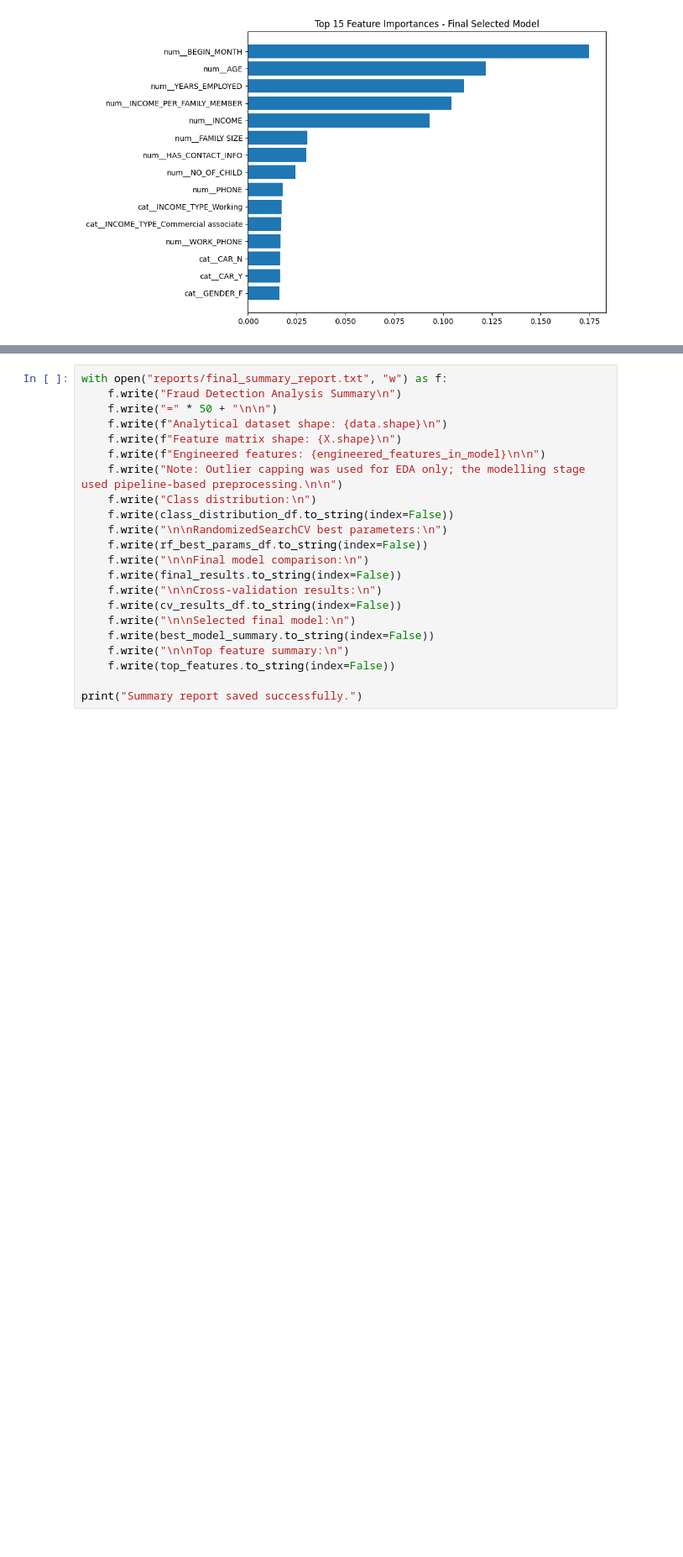
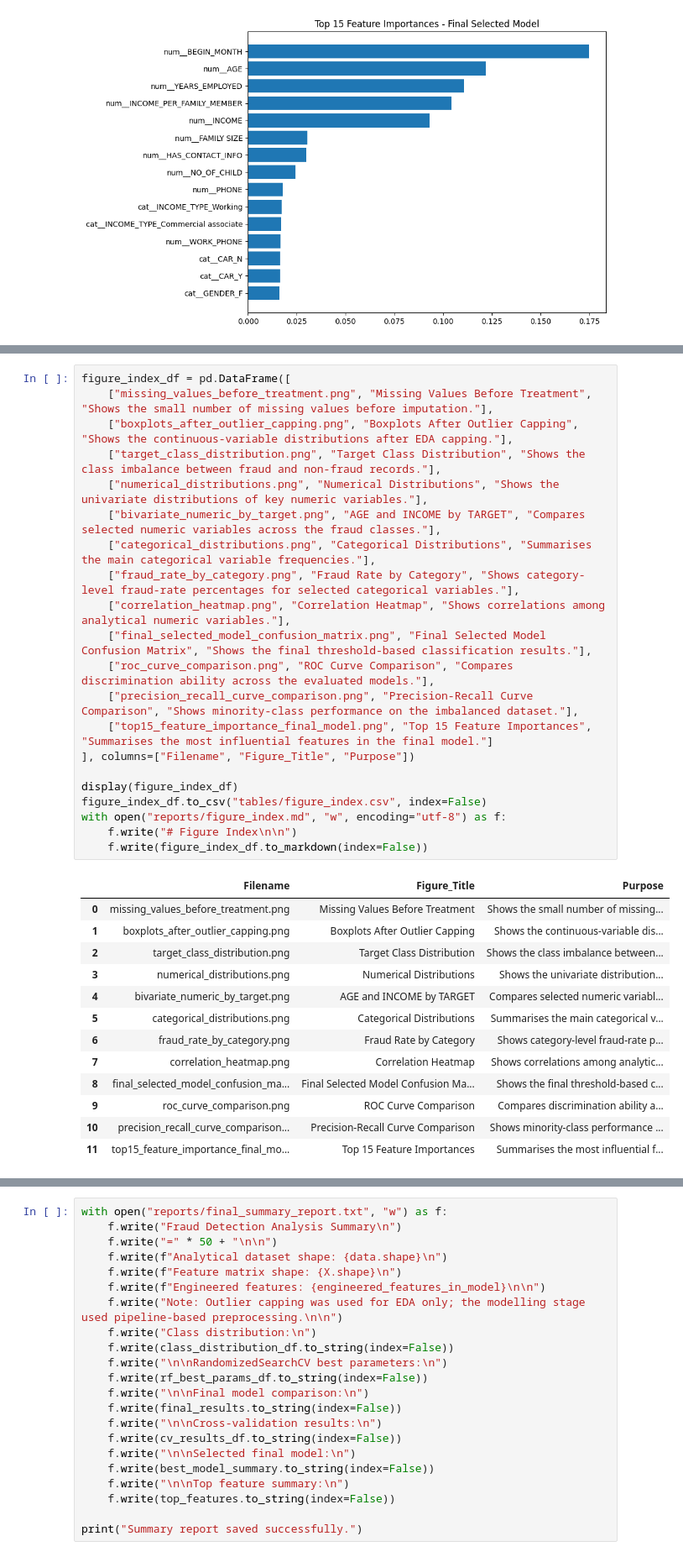
Before and after one commit to AabidhaRifky/CL-MCSDS-CMU-10-04_CMP7005_Fraud_Detection_Analysis, a Jupyter notebook: notebook/cmp7005_fraud_detection.ipynb, the cells around one changed output, grey strips where cells are left out. Shown at 84% size. Cells and saved outputs as stored; diff of their text form; blank space fills up the shorter version.

```diff
--- a/notebook/cmp7005_fraud_detection.ipynb
+++ b/notebook/cmp7005_fraud_detection.ipynb
@@ -1289,0 +1436,35 @@ between fraud detection and false-positive control.
+# %%
+figure_index_df = pd.DataFrame([
+    ["missing_values_before_treatment.png", "Missing Values Before Treatment", "Shows the small number of missing values before imputation."],
+    ["boxplots_after_outlier_capping.png", "Boxplots After Outlier Capping", "Shows the continuous-variable distributions after EDA capping."],
+    ["target_class_distribution.png", "Target Class Distribution", "Shows the class imbalance between fraud and non-fraud records."],
+    ["numerical_distributions.png", "Numerical Distributions", "Shows the univariate distributions of key numeric variables."],
+    ["bivariate_numeric_by_target.png", "AGE and INCOME by TARGET", "Compares selected numeric variables across the fraud classes."],
+    ["categorical_distributions.png", "Categorical Distributions", "Summarises the main categorical variable frequencies."],
+    ["fraud_rate_by_category.png", "Fraud Rate by Category", "Shows category-level fraud-rate percentages for selected categorical variables."],
+    ["correlation_heatmap.png", "Correlation Heatmap", "Shows correlations among analytical numeric variables."],
+    ["final_selected_model_confusion_matrix.png", "Final Selected Model Confusion Matrix", "Shows the final threshold-based classification results."],
+    ["roc_curve_comparison.png", "ROC Curve Comparison", "Compares discrimination ability across the evaluated models."],
+    ["precision_recall_curve_comparison.png", "Precision-Recall Curve Comparison", "Shows minority-class performance on the imbalanced dataset."],
+    ["top15_feature_importance_final_model.png", "Top 15 Feature Importances", "Summarises the most influential features in the final model."]
+], columns=["Filename", "Figure_Title", "Purpose"])
+
+display(figure_index_df)
+figure_index_df.to_csv("tables/figure_index.csv", index=False)
+with open("reports/figure_index.md", "w", encoding="utf-8") as f:
+    f.write("# Figure Index\n\n")
+    f.write(figure_index_df.to_markdown(index=False))
+# %% [output]
+|  | Filename | Figure_Title | Purpose |
+| 0 | missing_values_before_treatment.png | Missing Values Before Treatment | Shows the small number of missing... |
+| 1 | boxplots_after_outlier_capping.png | Boxplots After Outlier Capping | Shows the continuous-variable dis... |
+| 2 | target_class_distribution.png | Target Class Distribution | Shows the class imbalance between... |
+| 3 | numerical_distributions.png | Numerical Distributions | Shows the univariate distribution... |
+| 4 | bivariate_numeric_by_target.png | AGE and INCOME by TARGET | Compares selected numeric variabl... |
+| 5 | categorical_distributions.png | Categorical Distributions | Summarises the main categorical v... |
+| 6 | fraud_rate_by_category.png | Fraud Rate by Category | Shows category-level fraud-rate p... |
+| 7 | correlation_heatmap.png | Correlation Heatmap | Shows correlations among analytic... |
+| 8 | final_selected_model_confusion_ma... | Final Selected Model Confusion Ma... | Shows the final threshold-based c... |
+| 9 | roc_curve_comparison.png | ROC Curve Comparison | Compares discrimination ability a... |
+| 10 | precision_recall_curve_comparison... | Precision-Recall Curve Comparison | Shows minority-class performance ... |
+| 11 | top15_feature_importance_final_mo... | Top 15 Feature Importances | Summarises the most influential f... |
```
Also changed, not shown: parts of 22 cells of this notebook.
